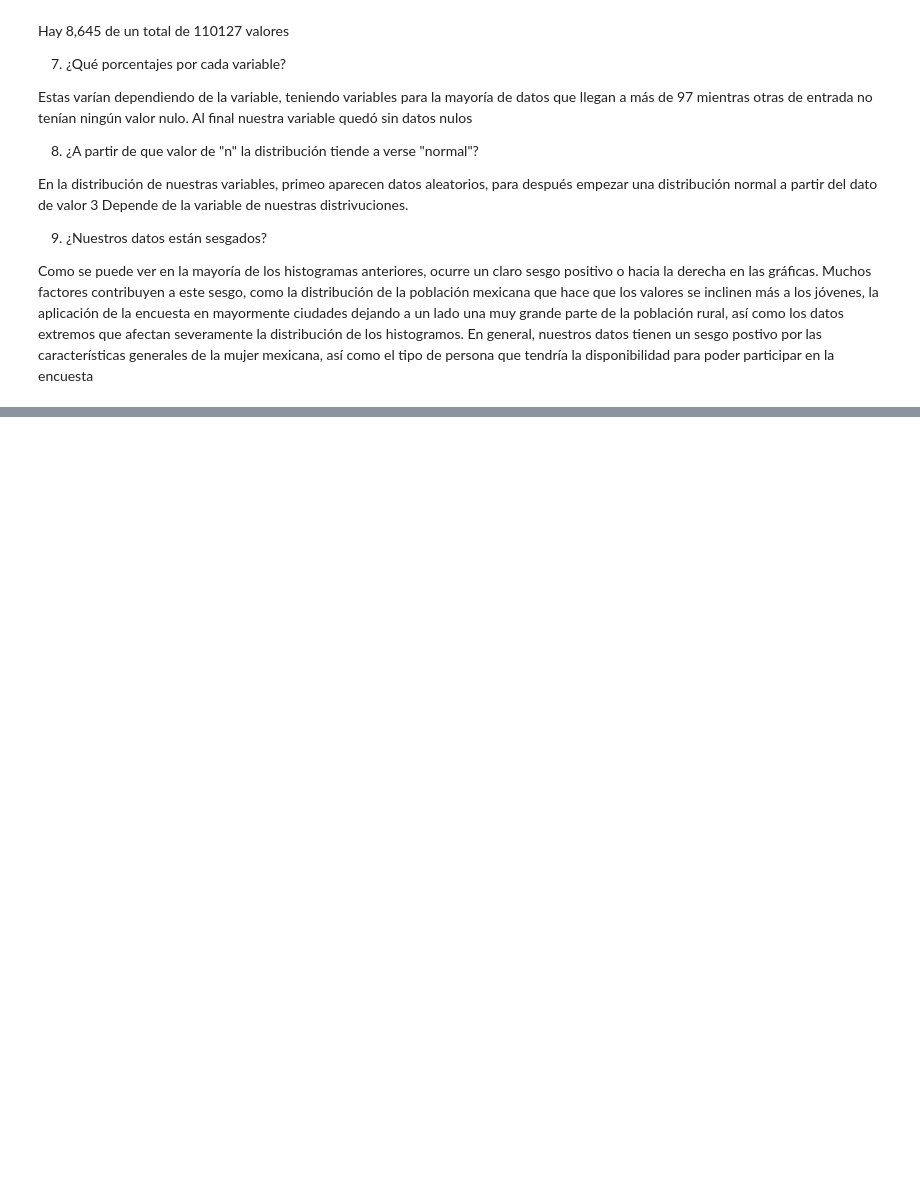
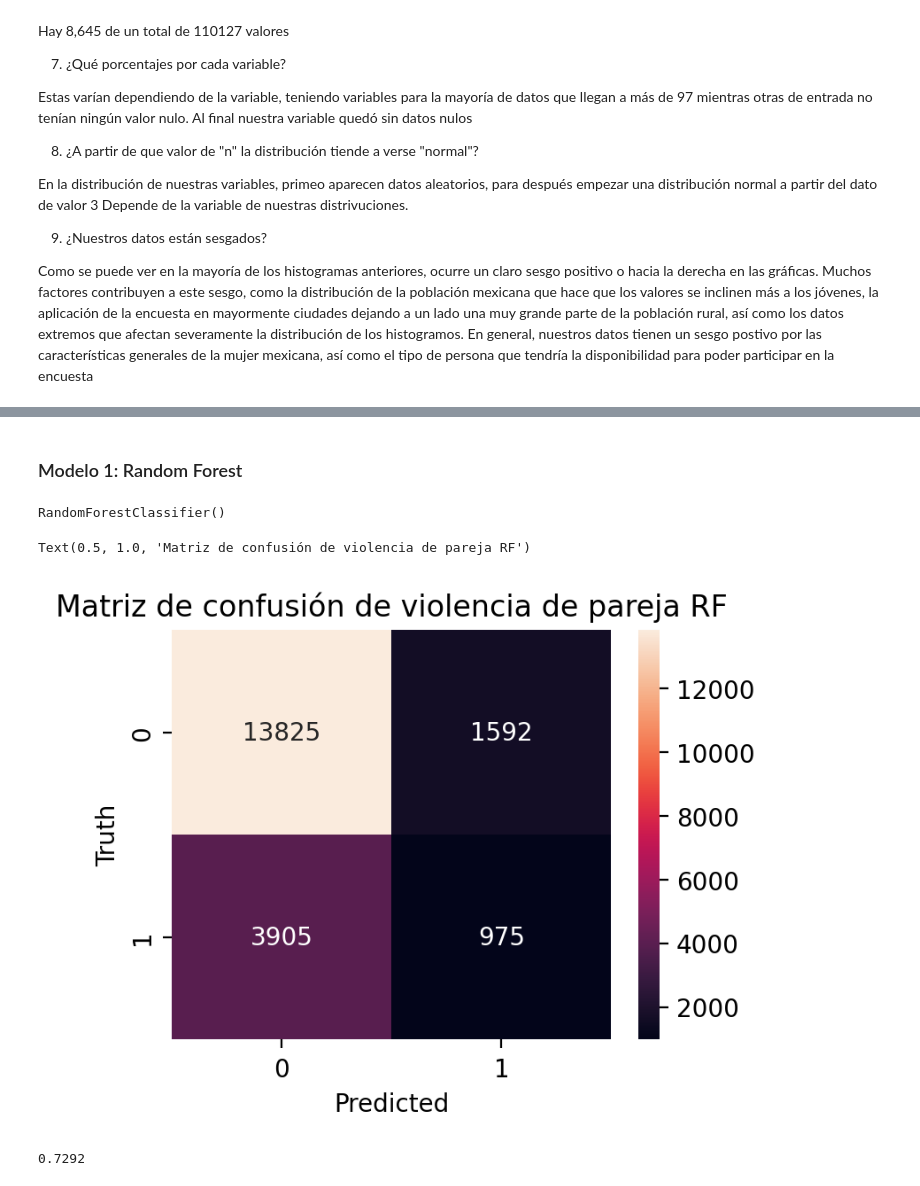
Before and after one commit to Johannacam/University-Projects, a Jupyter notebook: Predictive Modeling for Domestic Violence Risk/Complete_code.ipynb, the cells around one changed output, grey strips where cells are left out. Cells and saved outputs as stored; diff of their text form; code cells hidden in the pictures; blank space fills up the shorter version.

```diff
--- a/Predictive Modeling for Domestic Violence Risk/Complete_code.ipynb
+++ b/Predictive Modeling for Domestic Violence Risk/Complete_code.ipynb
@@ -1041,0 +1401,23 @@ To see all available configurables, use `--help-all`.
+# %%
+X_train, X_test, y_train, y_test = train_test_split(X,y,test_size = 0.2, random_state = 1234)
+# %% [markdown]
+### Modelo 1: Random Forest
+# %%
+model = RandomForestClassifier()
+# %%
+model.fit(X_train, y_train)
+# %% [output]
+RandomForestClassifier()
+# %%
+y_pred = model.predict(X_test)
+# %%
+cm_rf = tf.math.confusion_matrix(labels=y_test, predictions= y_pred)
+
+plt.figure(figsize = (4, 3),  dpi=200)
+sns.heatmap(cm_rf, annot=True, fmt='d')
+plt.xlabel('Predicted')
+plt.ylabel('Truth')
+plt.title('Matriz de confusión de violencia de pareja RF')
+# %% [output]
+Text(0.5, 1.0, 'Matriz de confusión de violencia de pareja RF')
+[figure, added]
@@ -1041,0 +1426,4 @@ To see all available configurables, use `--help-all`.
+# %%
+accuracy.round(4)
+# %% [output]
+0.7292
```
Also changed, not shown: parts of 112 cells of this notebook.
